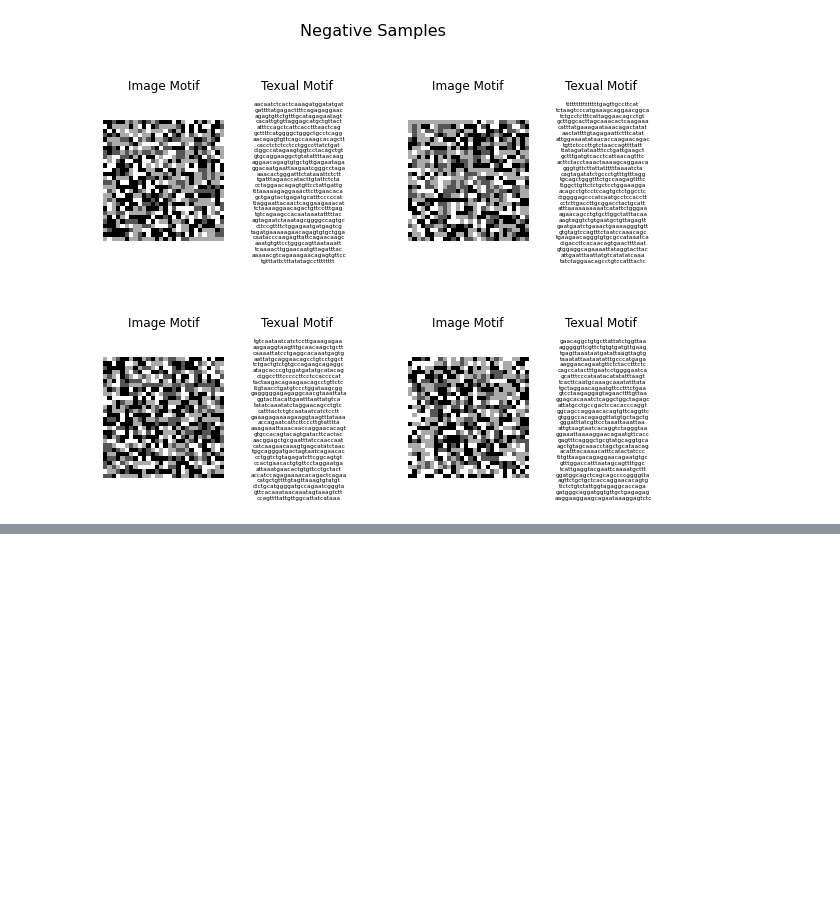
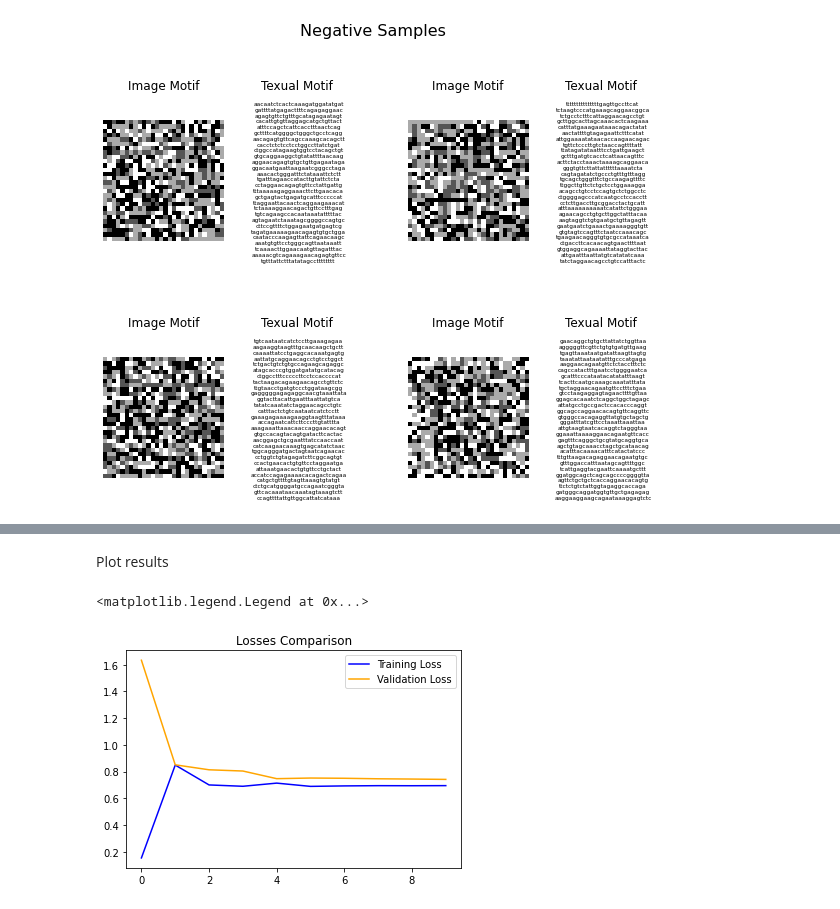
Before and after one commit to m3sibti/genomic_datascience, a Jupyter notebook: PixelMotifGAN.ipynb, the cells around one changed output, grey strips where cells are left out. Drawn from its saved outputs; the diff is of its cells as text; code cells hidden in the pictures; blank space fills up the shorter version.

```diff
--- a/PixelMotifGAN.ipynb
+++ b/PixelMotifGAN.ipynb
@@ -484,0 +526,21 @@ show_coupled(data=(neg_imgs, neg_chars),
+# %%
+def build_cnn(ip = (28, 28, 1)):
+  # create input layers
+  ips = keras.Input(shape=(28, 28, 1))
+  # start convolution operations
+  x = layers.Conv2D(64, 3, padding='same', activation='relu')(ips)
+  x = layers.MaxPooling2D()(x)
+  x = layers.Conv2D(128, 3, padding='same', activation='relu')(x)
+  x = layers.MaxPooling2D()(x)
+  # flatten and fully connected layers
+  x = layers.Flatten()(x)
+  x = layers.Dense(128, activation='relu')(x)
+  x = layers.Dropout(0.3)(x)
+  # output
+  outs = layers.Dense(1, activation='sigmoid')(x)
+  # create model
+  model = keras.Model(ips, outs)
+  return model
+# %%
+model = build_cnn()
+model.summary()
@@ -484,0 +565,4 @@ show_coupled(data=(neg_imgs, neg_chars),
+# %%
+model.compile(loss='binary_crossentropy',
+              optimizer='adam',
+              metrics=['acc'])
@@ -484,0 +571,4 @@ show_coupled(data=(neg_imgs, neg_chars),
+# %%
+hist = model.fit(train_ds,
+                 validation_data=valid_ds,
+                 epochs=10)
@@ -484,0 +596,10 @@ show_coupled(data=(neg_imgs, neg_chars),
+# %% [markdown]
+Plot results
+# %%
+plt.title('Losses Comparison')
+plt.plot(hist.history['loss'], label='Training Loss', color='blue')
+plt.plot(hist.history['val_loss'], label='Validation Loss', color='orange')
+plt.legend()
+# %% [output]
+<matplotlib.legend.Legend at 0x...>
+[figure, added]
```
Also changed, not shown: parts of 14 cells of this notebook.
